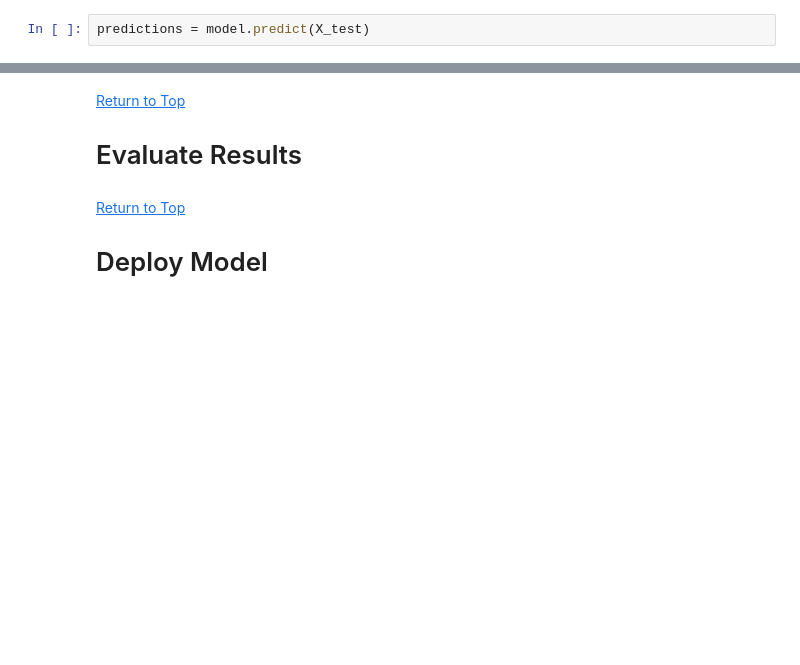
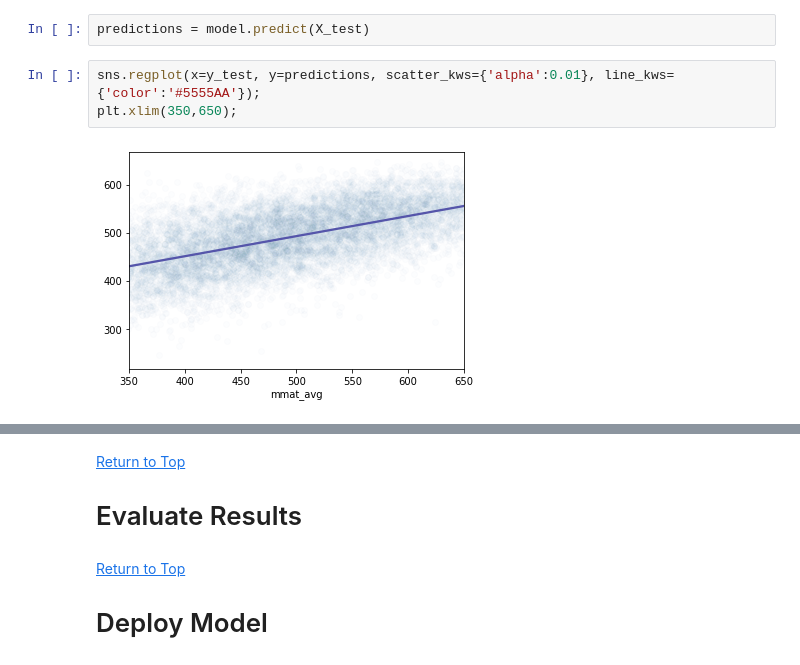
Before and after one commit to sjhaluck/TIMSS-Data-Science, a Jupyter notebook: TIMSS Exploration.ipynb, the cells around one changed output, grey strips where cells are left out. Cells and saved outputs as stored; diff of their text form; blank space fills up the shorter version.

```diff
--- a/TIMSS Exploration.ipynb
+++ b/TIMSS Exploration.ipynb
@@ -3677,2 +3678,7 @@ coeff_parameter
 # %%
 predictions = model.predict(X_test)
+# %%
+sns.regplot(x=y_test, y=predictions, scatter_kws={'alpha':0.01}, line_kws={'color':'#5555AA'});
+plt.xlim(350,650);
+# %% [output]
+[figure, added]
```
Also changed, not shown: parts of 35 cells of this notebook.
